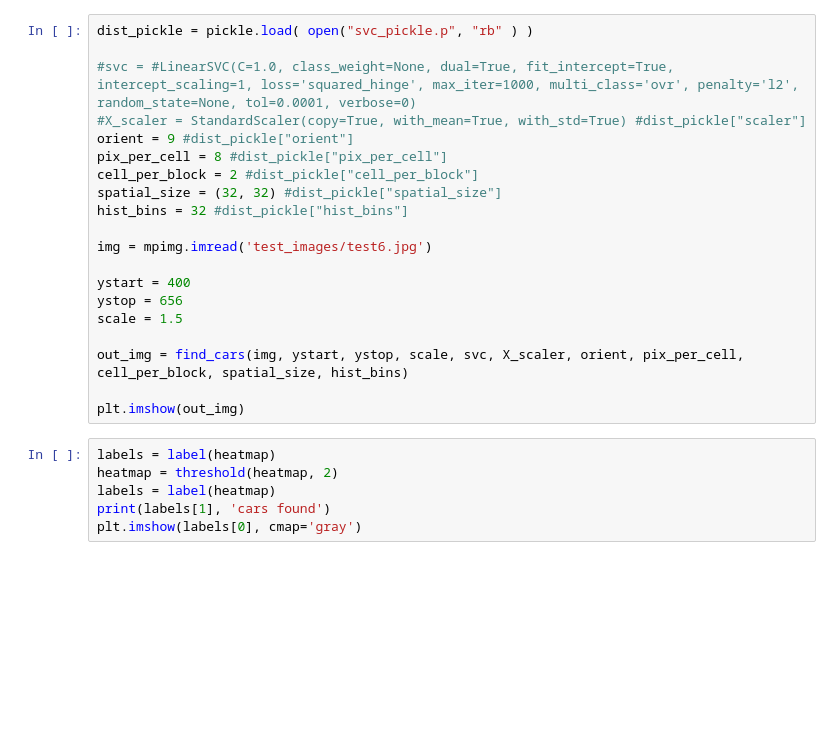
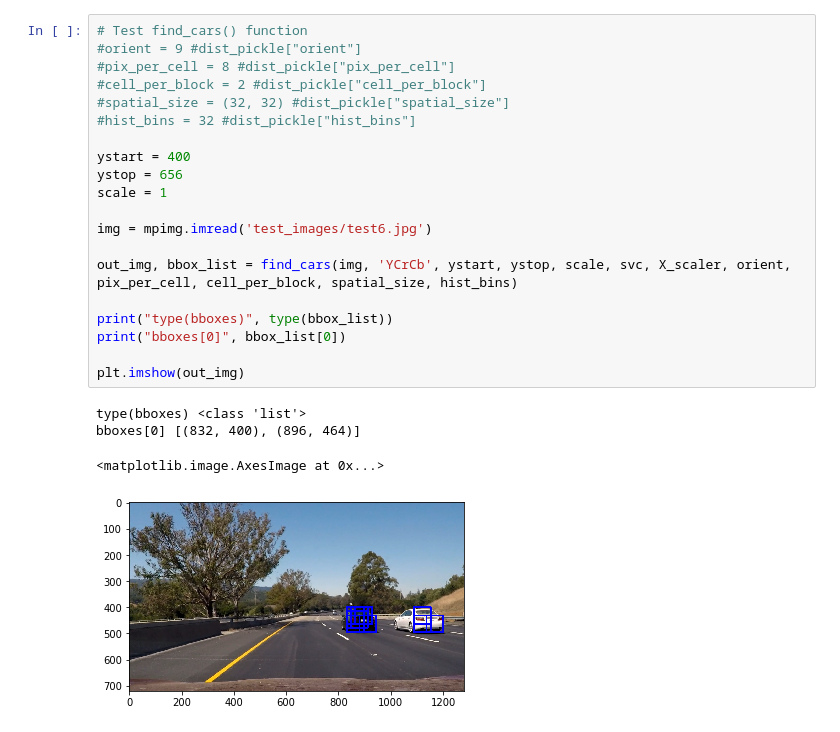
Before and after one commit to avshepelev/CarND-Vehicle-Detection, a Jupyter notebook: vehicle_detection.ipynb, the cells around one changed output. Cells and saved outputs as stored; diff of their text form; blank space fills up the shorter version.

```diff
--- a/vehicle_detection.ipynb
+++ b/vehicle_detection.ipynb
@@ -330,26 +466,25 @@ For these 10 labels:  [ 1.  1.  1.  0.  0.  1.  1.  0.  1.  1.]
 # %%
-dist_pickle = pickle.load( open("svc_pickle.p", "rb" ) )
+# Test find_cars() function
+#orient = 9 #dist_pickle["orient"]
+#pix_per_cell = 8 #dist_pickle["pix_per_cell"]
+#cell_per_block = 2 #dist_pickle["cell_per_block"]
+#spatial_size = (32, 32) #dist_pickle["spatial_size"]
+#hist_bins = 32 #dist_pickle["hist_bins"]
 
-#svc = #LinearSVC(C=1.0, class_weight=None, dual=True, fit_intercept=True, intercept_scaling=1, loss='squared_hinge', max_iter=1000, multi_class='ovr', penalty='l2', random_state=None, tol=0.0001, verbose=0)
-#X_scaler = StandardScaler(copy=True, with_mean=True, with_std=True) #dist_pickle["scaler"]
-orient = 9 #dist_pickle["orient"]
-pix_per_cell = 8 #dist_pickle["pix_per_cell"]
-cell_per_block = 2 #dist_pickle["cell_per_block"]
-spatial_size = (32, 32) #dist_pickle["spatial_size"]
-hist_bins = 32 #dist_pickle["hist_bins"]
+ystart = 400
+ystop = 656
+scale = 1
 
 img = mpimg.imread('test_images/test6.jpg')
 
-ystart = 400
-ystop = 656
-scale = 1.5
+out_img, bbox_list = find_cars(img, 'YCrCb', ystart, ystop, scale, svc, X_scaler, orient, pix_per_cell, cell_per_block, spatial_size, hist_bins)
 
-out_img = find_cars(img, ystart, ystop, scale, svc, X_scaler, orient, pix_per_cell, cell_per_block, spatial_size, hist_bins)
+print("type(bboxes)", type(bbox_list))
+print("bboxes[0]", bbox_list[0])
 
 plt.imshow(out_img)
+# %% [output]
+type(bboxes) <class 'list'>
+bboxes[0] [(832, 400), (896, 464)]
+<matplotlib.image.AxesImage at 0x...>
+[figure, added]
-# %%
-labels = label(heatmap)
-heatmap = threshold(heatmap, 2)
-labels = label(heatmap)
-print(labels[1], 'cars found')
-plt.imshow(labels[0], cmap='gray')
```
Also changed, not shown: parts of 12 cells of this notebook.
